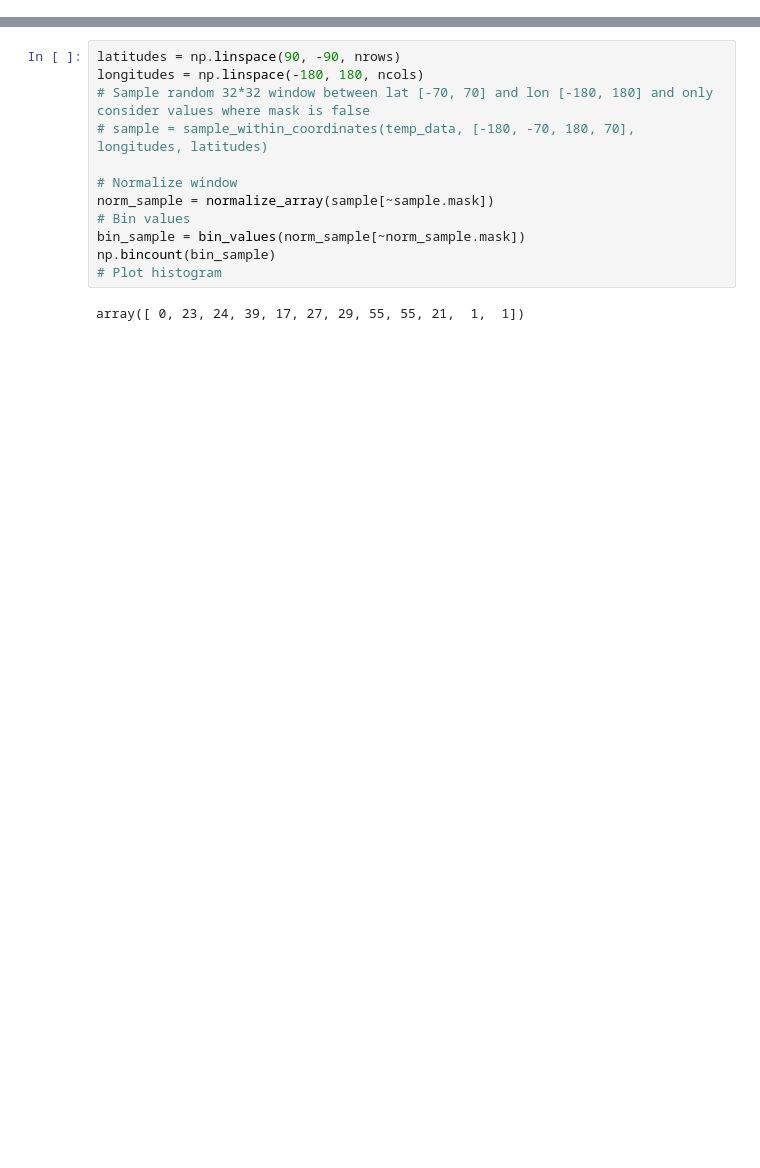
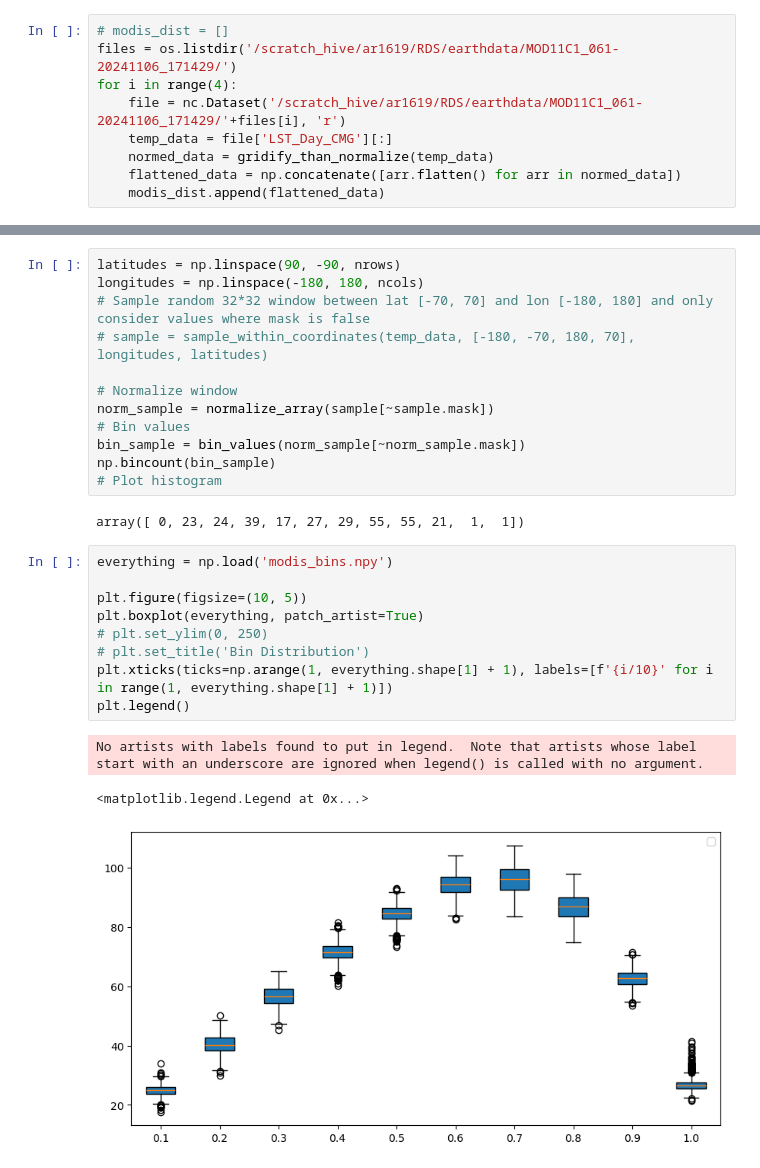
Before and after one commit to ar1619/DBPN_2, a Jupyter notebook: LST.ipynb, the cells around one changed output, grey strips where cells are left out. Cells and saved outputs as stored; diff of their text form; blank space fills up the shorter version.

```diff
--- a/LST.ipynb
+++ b/LST.ipynb
@@ -479,0 +546,9 @@ No artists with labels found to put in legend.  Note that artists whose label st
+# %%
+# modis_dist = []
+files = os.listdir('/scratch_hive/ar1619/RDS/earthdata/MOD11C1_061-20241106_171429/')
+for i in range(4):
+    file = nc.Dataset('/scratch_hive/ar1619/RDS/earthdata/MOD11C1_061-20241106_171429/'+files[i], 'r')
+    temp_data = file['LST_Day_CMG'][:]
+    normed_data = gridify_than_normalize(temp_data)
+    flattened_data = np.concatenate([arr.flatten() for arr in normed_data])
+    modis_dist.append(flattened_data)
@@ -491,3 +575,16 @@ np.bincount(bin_sample)
 # Plot histogram
 # %% [output]
 array([ 0, 23, 24, 39, 17, 27, 29, 55, 55, 21,  1,  1])
+# %%
+everything = np.load('modis_bins.npy')
+
+plt.figure(figsize=(10, 5))
+plt.boxplot(everything, patch_artist=True)
+# plt.set_ylim(0, 250)
+# plt.set_title('Bin Distribution')
+plt.xticks(ticks=np.arange(1, everything.shape[1] + 1), labels=[f'{i/10}' for i in range(1, everything.shape[1] + 1)])
+plt.legend()
+# %% [output]
+No artists with labels found to put in legend.  Note that artists whose label start with an underscore are ignored when legend() is called with no argument.
+<matplotlib.legend.Legend at 0x...>
+[figure, added]
```
Also changed, not shown: parts of 30 cells of this notebook, 8 other files.
